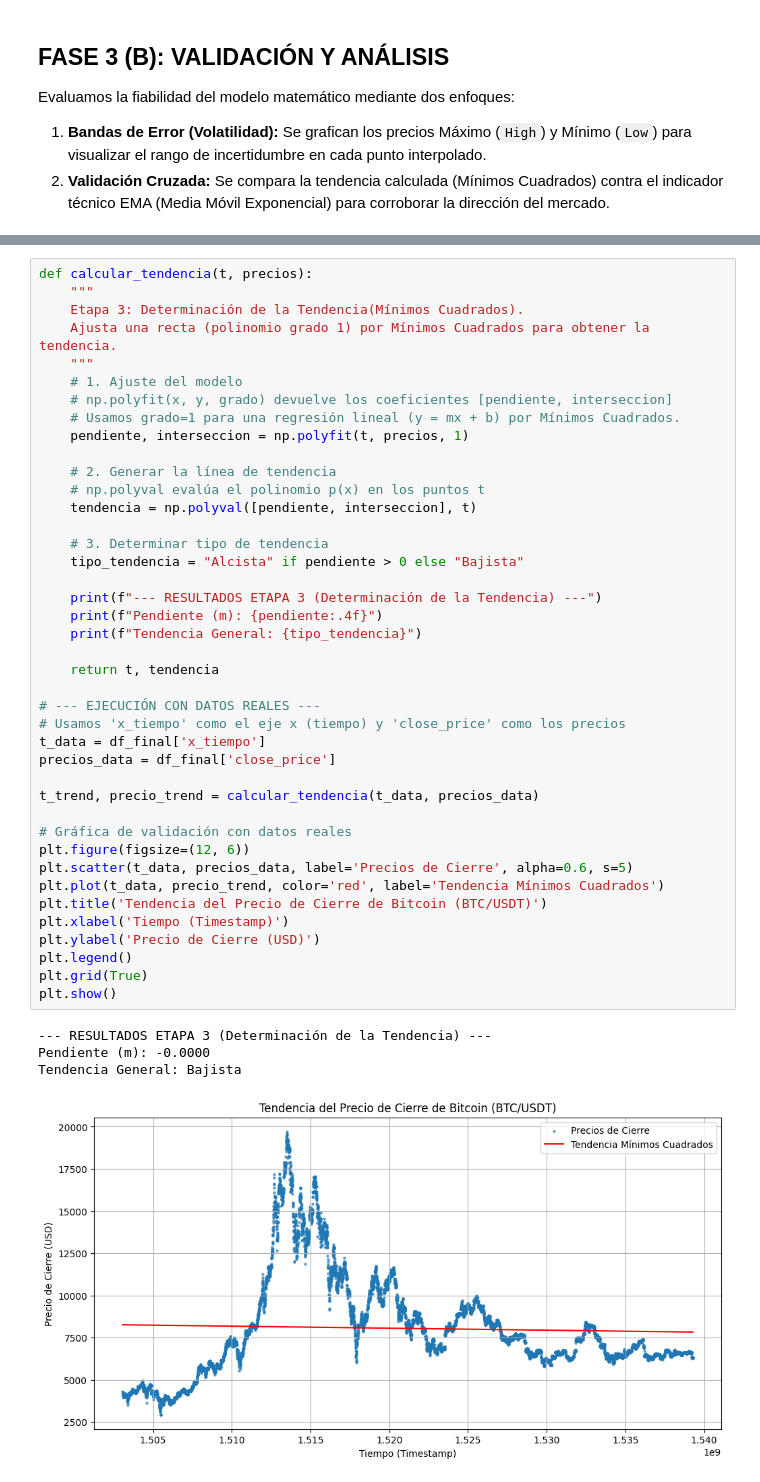
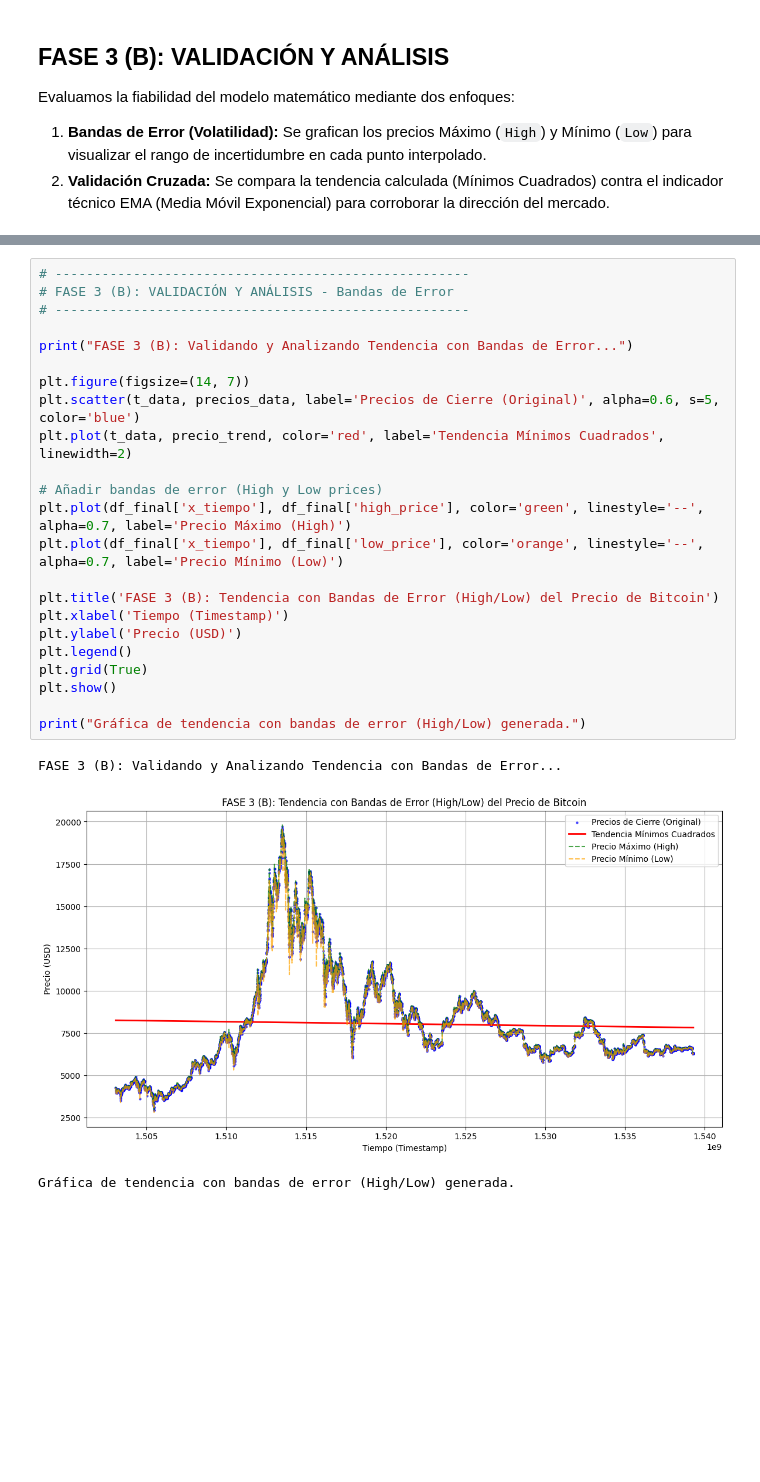
Before and after one commit to Nico222614/Dominio-Grupo-4-Finanzas, a Jupyter notebook: CÓDIGO/AvanceProyecto01.ipynb, the cells around one changed output, grey strips where cells are left out. Saved outputs shown, nothing was run; the diff lists cells and outputs as text; blank space fills up the shorter version.

```diff
--- a/CÓDIGO/AvanceProyecto01.ipynb
+++ b/CÓDIGO/AvanceProyecto01.ipynb
@@ -178,46 +224,27 @@ import matplotlib.pyplot as plt
-# %%
-def calcular_tendencia(t, precios):
-    """
-    Etapa 3: Determinación de la Tendencia(Mínimos Cuadrados).
-    Ajusta una recta (polinomio grado 1) por Mínimos Cuadrados para obtener la tendencia.
-    """
-    # 1. Ajuste del modelo
-    # np.polyfit(x, y, grado) devuelve los coeficientes [pendiente, interseccion]
-    # Usamos grado=1 para una regresión lineal (y = mx + b) por Mínimos Cuadrados.
-    pendiente, interseccion = np.polyfit(t, precios, 1)
-
-    # 2. Generar la línea de tendencia
-    # np.polyval evalúa el polinomio p(x) en los puntos t
-    tendencia = np.polyval([pendiente, interseccion], t)
-
-    # 3. Determinar tipo de tendencia
-    tipo_tendencia = "Alcista" if pendiente > 0 else "Bajista"
-
-    print(f"--- RESULTADOS ETAPA 3 (Determinación de la Tendencia) ---")
-    print(f"Pendiente (m): {pendiente:.4f}")
-    print(f"Tendencia General: {tipo_tendencia}")
-
-    return t, tendencia
-
-# --- EJECUCIÓN CON DATOS REALES ---
-# Usamos 'x_tiempo' como el eje x (tiempo) y 'close_price' como los precios
-t_data = df_final['x_tiempo']
-precios_data = df_final['close_price']
-
-t_trend, precio_trend = calcular_tendencia(t_data, precios_data)
-
-# Gráfica de validación con datos reales
-plt.figure(figsize=(12, 6))
-plt.scatter(t_data, precios_data, label='Precios de Cierre', alpha=0.6, s=5)
-plt.plot(t_data, precio_trend, color='red', label='Tendencia Mínimos Cuadrados')
-plt.title('Tendencia del Precio de Cierre de Bitcoin (BTC/USDT)')
-plt.xlabel('Tiempo (Timestamp)')
-plt.ylabel('Precio de Cierre (USD)')
-plt.legend()
-plt.grid(True)
-plt.show()
-# %% [output]
---- RESULTADOS ETAPA 3 (Determinación de la Tendencia) ---
-Pendiente (m): -0.0000
-Tendencia General: Bajista
-[figure, removed]
+# %%
+# -----------------------------------------------------
+# FASE 3 (B): VALIDACIÓN Y ANÁLISIS - Bandas de Error
+# -----------------------------------------------------
+
+print("FASE 3 (B): Validando y Analizando Tendencia con Bandas de Error...")
+
+plt.figure(figsize=(14, 7))
+plt.scatter(t_data, precios_data, label='Precios de Cierre (Original)', alpha=0.6, s=5, color='blue')
+plt.plot(t_data, precio_trend, color='red', label='Tendencia Mínimos Cuadrados', linewidth=2)
+
+# Añadir bandas de error (High y Low prices)
+plt.plot(df_final['x_tiempo'], df_final['high_price'], color='green', linestyle='--', alpha=0.7, label='Precio Máximo (High)')
+plt.plot(df_final['x_tiempo'], df_final['low_price'], color='orange', linestyle='--', alpha=0.7, label='Precio Mínimo (Low)')
+
+plt.title('FASE 3 (B): Tendencia con Bandas de Error (High/Low) del Precio de Bitcoin')
+plt.xlabel('Tiempo (Timestamp)')
+plt.ylabel('Precio (USD)')
+plt.legend()
+plt.grid(True)
+plt.show()
+
+print("Gráfica de tendencia con bandas de error (High/Low) generada.")
+# %% [output]
+FASE 3 (B): Validando y Analizando Tendencia con Bandas de Error...
+[figure, added]
+Gráfica de tendencia con bandas de error (High/Low) generada.
```
Also changed, not shown: parts of 3 cells of this notebook.
